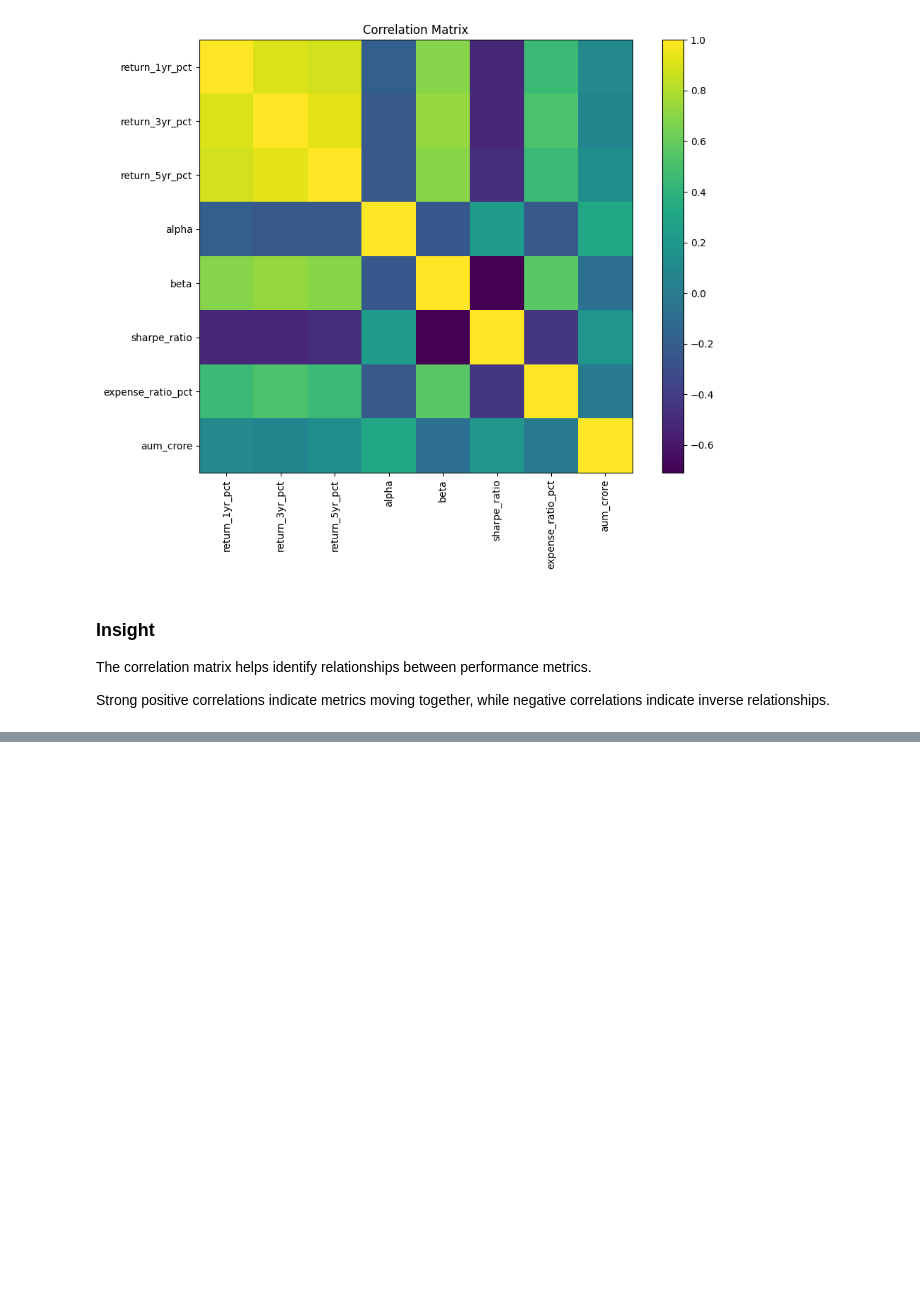
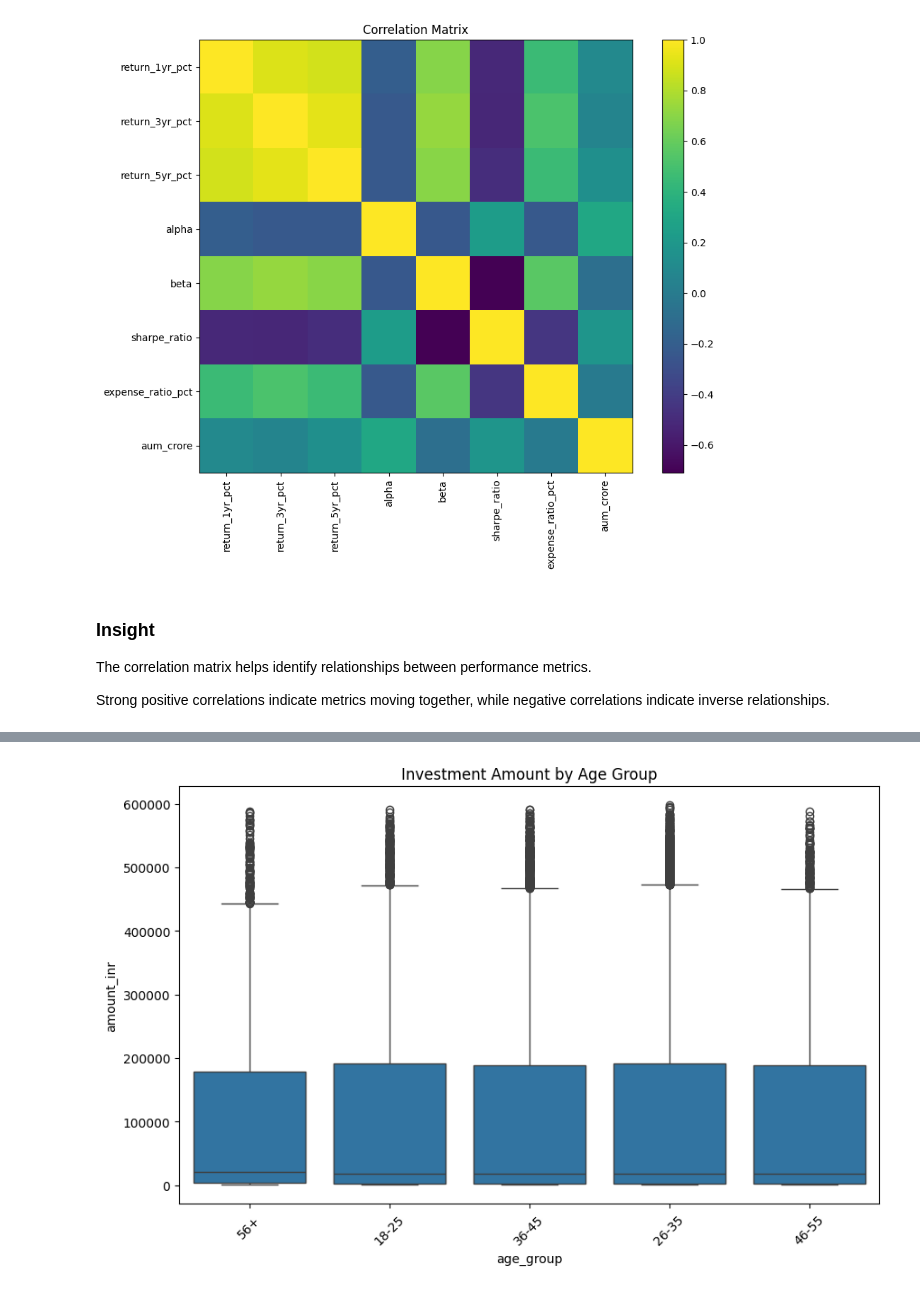
Before and after one commit to sameertech-15/mutual-fund-analytics, a Jupyter notebook: notebooks/03_eda_analysis.ipynb, the cells around one changed output, grey strips where cells are left out. Saved outputs shown, nothing was run; the diff lists cells and outputs as text; code cells hidden in the pictures; blank space fills up the shorter version.

```diff
--- a/notebooks/03_eda_analysis.ipynb
+++ b/notebooks/03_eda_analysis.ipynb
@@ -524,0 +721,19 @@ Strong positive correlations indicate metrics moving together, while negative co
+# %%
+plt.figure(figsize=(10,6))
+
+sns.boxplot(
+    x="age_group",
+    y="amount_inr",
+    data=investor
+)
+
+plt.title("Investment Amount by Age Group")
+plt.xticks(rotation=45)
+plt.savefig(
+    "../reports/charts/investment_amount_by_age_group.png",
+    bbox_inches="tight"
+)
+
+plt.show()
+# %% [output]
+[figure, added]
```
Also changed, not shown: parts of 33 cells of this notebook, 17 other files.
